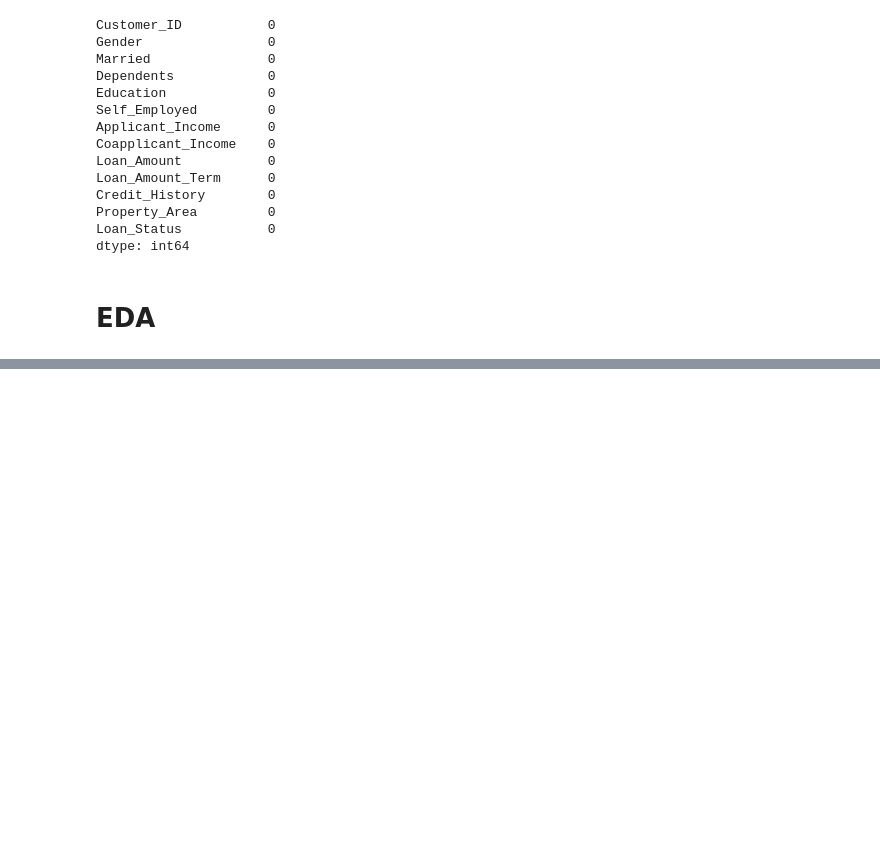
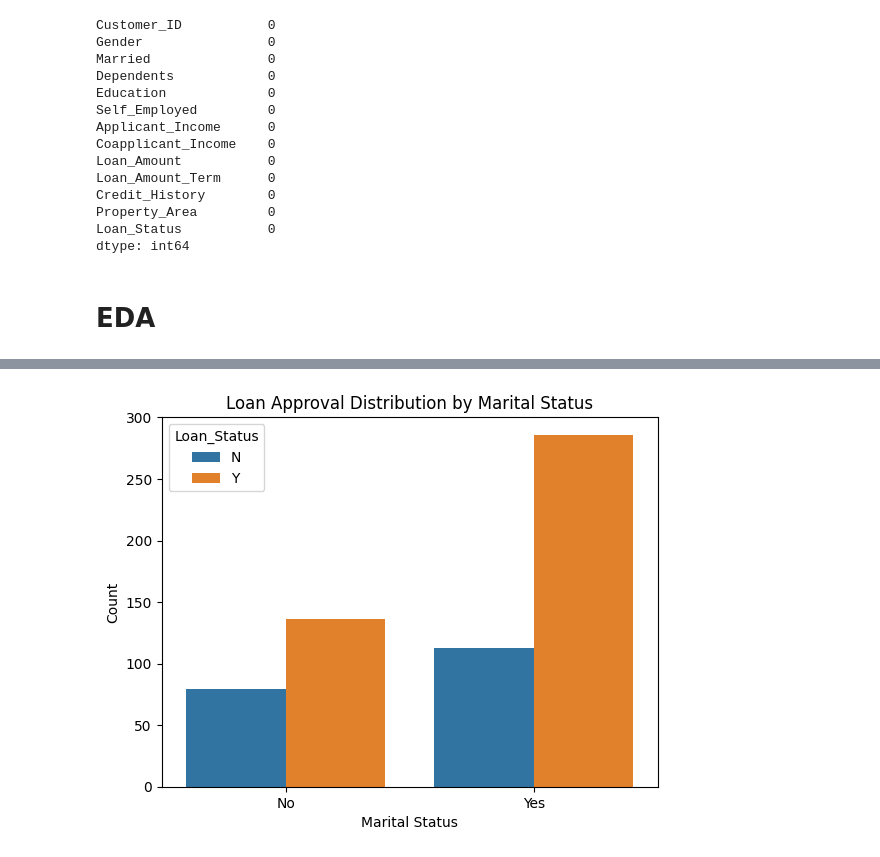
Before and after one commit to lukhi-laksh/Kaggle-Notebooks, a Jupyter notebook: Loan Eligibility Prediction/Loan Eligibility Prediction.ipynb, the cells around one changed output, grey strips where cells are left out. Cells and saved outputs as stored; diff of their text form; code cells hidden in the pictures; blank space fills up the shorter version.

```diff
--- a/Loan Eligibility Prediction/Loan Eligibility Prediction.ipynb
+++ b/Loan Eligibility Prediction/Loan Eligibility Prediction.ipynb
@@ -130,0 +139,8 @@ plot_no = 1
+# %%
+sns.countplot(data=df, x="Married", hue="Loan_Status")
+plt.xlabel("Marital Status")
+plt.ylabel("Count")
+plt.title("Loan Approval Distribution by Marital Status")
+plt.show()
+# %% [output]
+[figure, added]
```
Also changed, not shown: parts of 14 cells of this notebook.
